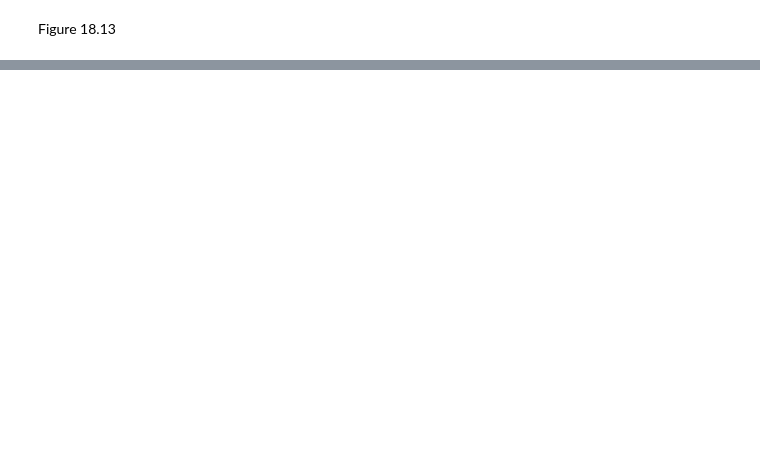
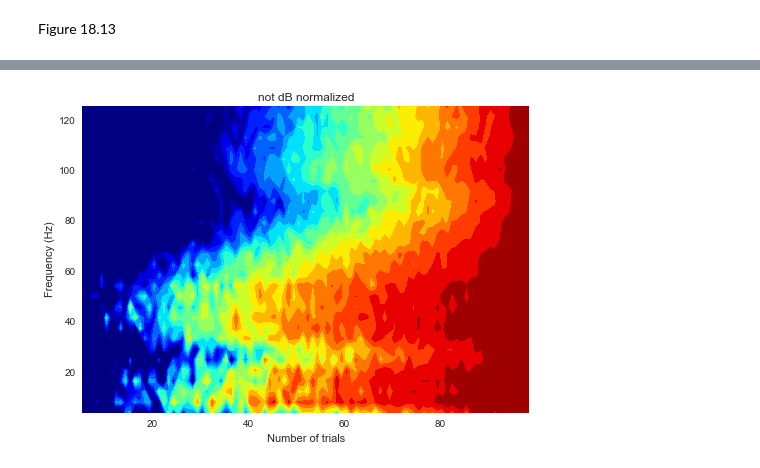
Before and after one commit to lyndond/Analyzing_Neural_Time_Series, a Jupyter notebook: chapter18.ipynb, the cells around one changed output, grey strips where cells are left out. Saved outputs shown, nothing was run; the diff lists cells and outputs as text; code cells hidden in the pictures; blank space fills up the shorter version.

```diff
--- a/chapter18.ipynb
+++ b/chapter18.ipynb
@@ -506,8 +503,11 @@ powerByTrialFreq = zeros([len(frequencies),EEGtrials])
 start_time = -200 # in ms
 end_time   = 1200
 
-fft_data = fft(reshape(EEG.data(strcmpi(chan2plot,{EEG.chanlocs.labels}),:,:),1,[] ,'F'),n_conv_pow2);
-timeidx = dsearchn(EEGtimes,[start_time, end_time])
+
+chan2use = EEGchanlocslabels == chan2plot
+
+fft_data = fft(reshape(EEGdata[chan2use,:,:],[len(EEGtimes)*EEGtrials] ,'F'),n_conv_pow2);
+timeidx = np.array([dsearchn(EEGtimes,tt) for tt in [start_time,end_time]])
 # %%
 for fi in xrange(len(frequencies)):
 
@@ -558,0 +564,10 @@ NameError: name 'triali' is not defined
+# %%
+contourf(powerByTrialFreq[:,5:],40,cmap=cm.jet,origin="lower", extent = [5,99,frequencies[0],frequencies[-1]])
+clim([.6,1])
+
+xlabel('Number of trials'), ylabel('Frequency (Hz)')
+if dbcorrect:
+    title('DB normalized')
+else: title('not dB normalized')
+# %% [output]
+[figure, added]
```
Also changed, not shown: parts of 6 cells of this notebook.
